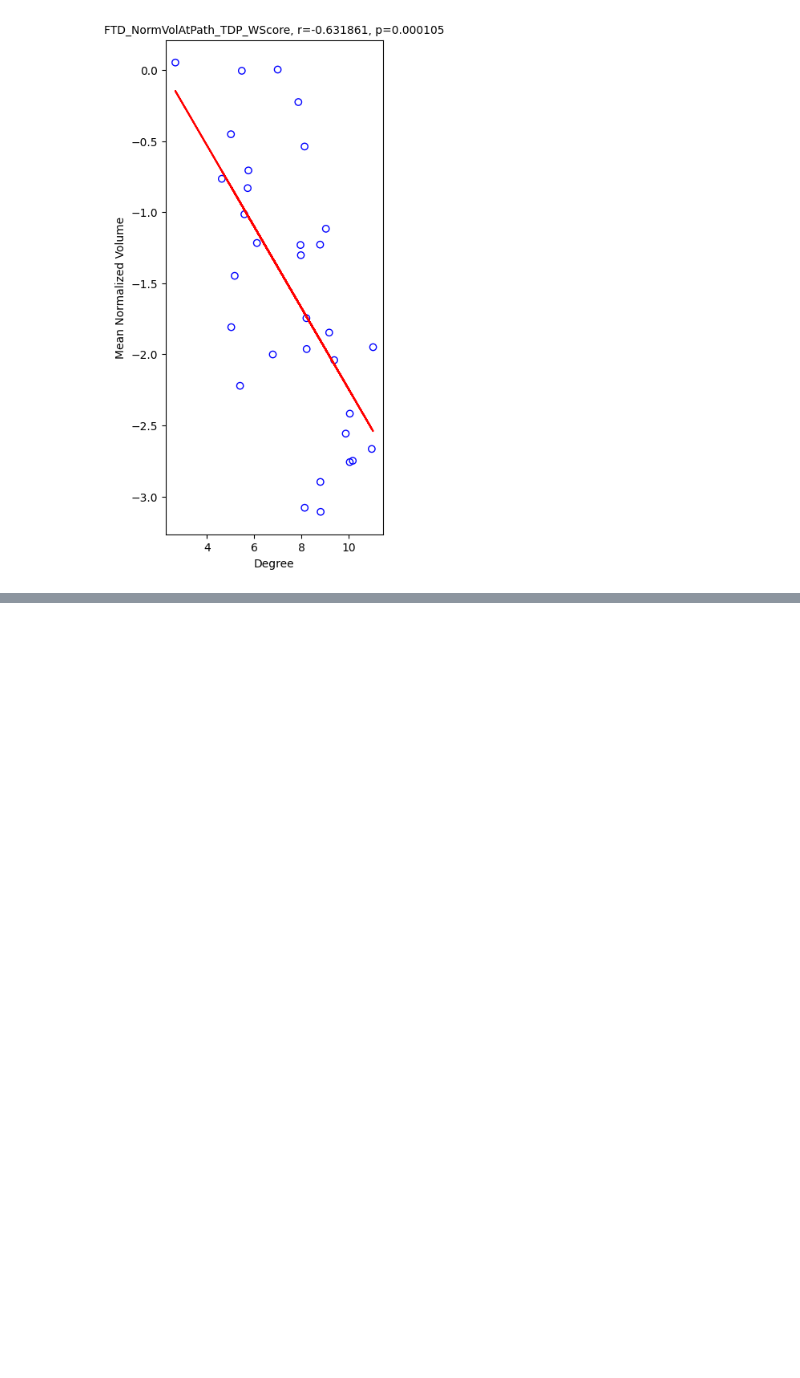
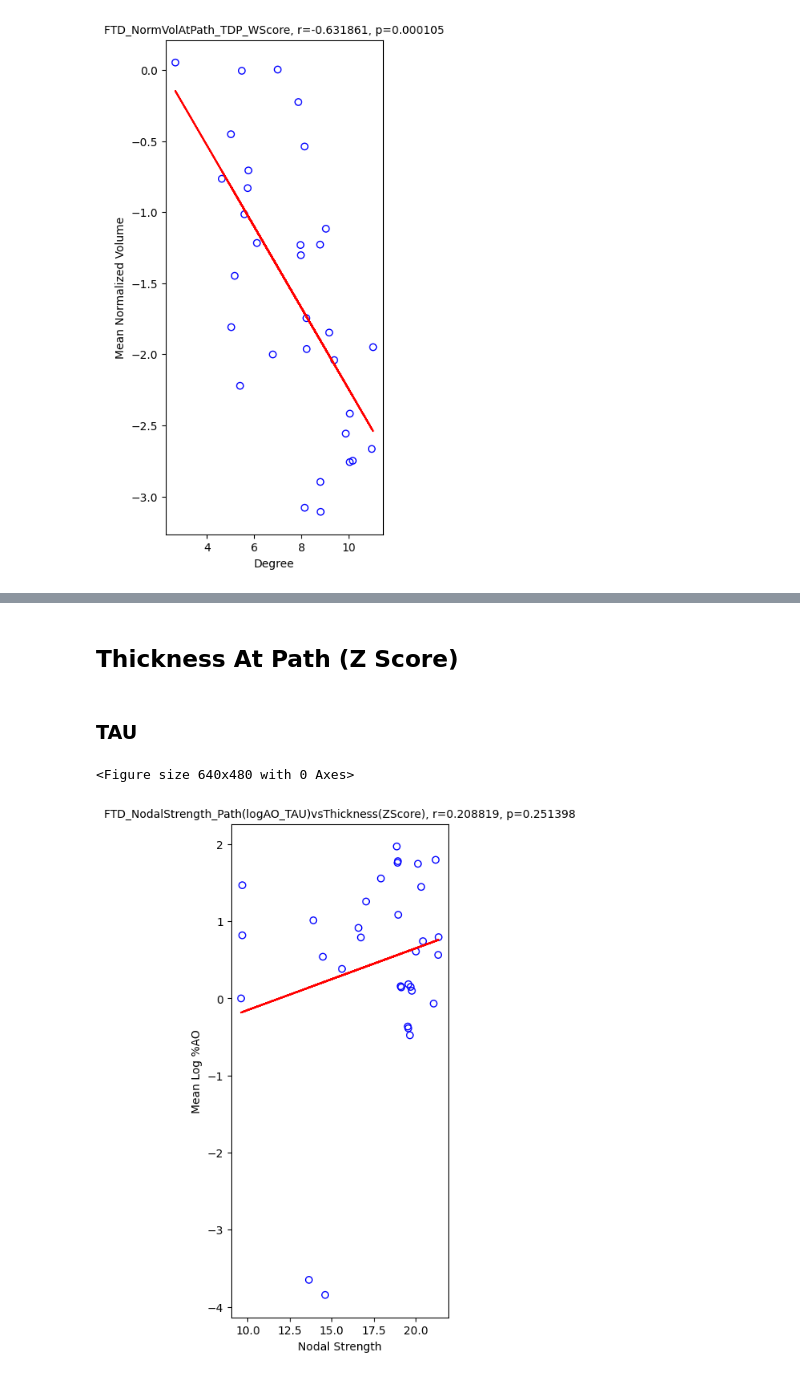
Before and after one commit to dontminchenit/mBIN, a Jupyter notebook: FTD_JupyterNotebook/Thickness_At_Pathology_Analysis/[6] Nodal Strength vs Thickness At Pathology.ipynb, the cells around one changed output, grey strips where cells are left out. Cells and saved outputs as stored; diff of their text form; code cells hidden in the pictures; blank space fills up the shorter version.

```diff
--- a/FTD_JupyterNotebook/Thickness_At_Pathology_Analysis/[6] Nodal Strength vs Thickness At Pathology.ipynb
+++ b/FTD_JupyterNotebook/Thickness_At_Pathology_Analysis/[6] Nodal Strength vs Thickness At Pathology.ipynb
@@ -360,0 +403,13 @@ ns.nonZeroDegCorr(TDPnormVolAtPath_w_Drop, cov_normVolAtPath_w_dict_Drop["TDP"],
+# %% [markdown]
+## Thickness At Path (Z Score)
+# %% [markdown]
+### TAU
+# %%
+ns.nonZeroDegCorr(path_TAU_Drop, cov_thickAtPath_z_dict_Drop["TAU"],
+                  'FTD_NodalStrength_Path(logAO_TAU)vsThickness(ZScore)',
+                  'Nodal Strength', 'Mean Log %AO',
+                  outputDir = thickAtPath_Fig, outputName = 'FTD_NodalStrength_Path(logAO_TAU)vsThickness(ZScore)',
+                  linear_regression = True)
+# %% [output]
+<Figure size 640x480 with 0 Axes>
+[figure, added]
```
Also changed, not shown: parts of 33 cells of this notebook, 41 other files.
